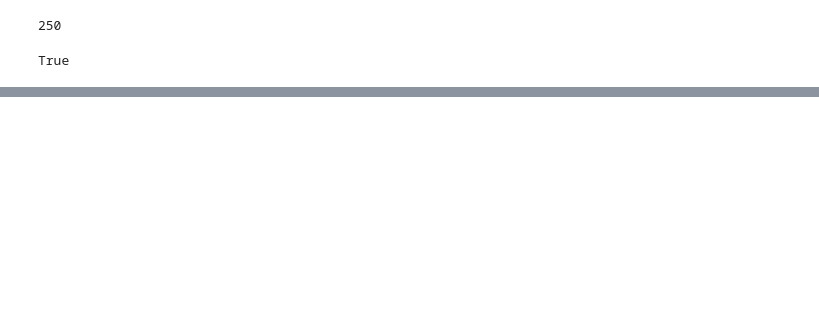
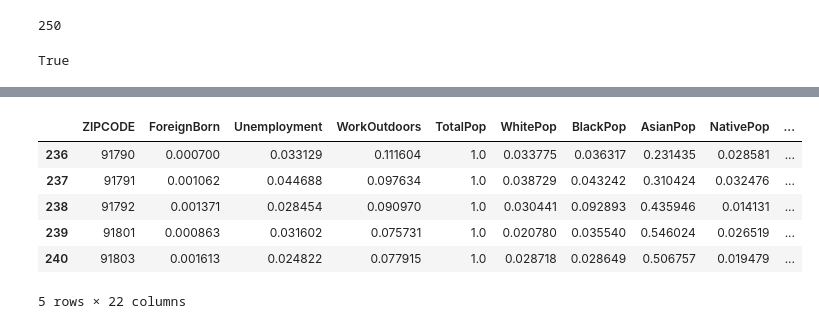
Before and after one commit to weikaylee/surf24_draft, a Jupyter notebook: analysis/scripts/12-zipcode_pca_data.ipynb, the cells around one changed output, grey strips where cells are left out. Cells and saved outputs as stored; diff of their text form; code cells hidden in the pictures; blank space fills up the shorter version.

Commit message:
fix getting shares

```diff
--- a/analysis/scripts/12-zipcode_pca_data.ipynb
+++ b/analysis/scripts/12-zipcode_pca_data.ipynb
@@ -49,7 +49,7 @@ csvs_mapped = dict(
             DP05_0067E = "BlackPop",
             DP05_0069E = "AsianPop", # doesn't include native hawaiians and pacific islanders (ask abt it?)
             DP05_0068E = "NativePop",
-            DP05_0072PE = "HispanicLatino",
+            DP05_0073E = "HispanicLatino",
             DP05_0024E = "Elderly", # 65 and over
             DP05_0019E = "Children" # under 18
         ),
@@ -279,6 +279,6 @@ pop_data.head()
 | 4 | 90005 | 37754 |
 # %%
 # divide rows by corresponding pop
-zip_pops = pop_data[pop_data.loc[:, "ZIPCODE"].isin(sorted_zips)].sort_values(by="ZIPCODE")
+zip_pops = pop_data[pop_data.loc[:, "ZIPCODE"].isin(sorted_zips)].sort_values(by="ZIPCODE").reset_index(drop=True)
 if (list(zip_pops["ZIPCODE"].astype(str)) != list(acs_df["ZIPCODE"].astype(str))):
     raise Exception(f"zipcodes are not aligned")
@@ -300,6 +311,9 @@ acs_shares.head()
 # get centroids
 acs_shares["centroid"] = [g.centroid for g in list(acs_shares["geometry"])]
 
+# replace infs (from dividng by 0, aka pop of zipcode = 0)
+acs_shares.replace(np.Inf, np.nan, inplace=True)
+
 acs_nas = acs_shares[acs_shares.isnull().values.any(axis=1)]
 acs_no_nas = acs_shares[~acs_shares.isnull().values.any(axis=1)]
 # %%
@@ -361,5 +370,15 @@ acs_imputed_shares.head()
 # %%
 # move geometry column to end
 acs_imputed_shares.insert(len(acs_imputed_shares.columns) - 1, "geometry", acs_imputed_shares.pop("geometry"))
+# %%
+acs_imputed_shares.tail()
+# %% [output]
+|  | ZIPCODE | ForeignBorn | Unemployment | WorkOutdoors | TotalPop | WhitePop | BlackPop | AsianPop | NativePop | ... |
+| 236 | 91790 | 0.000700 | 0.033129 | 0.111604 | 1.0 | 0.033775 | 0.036317 | 0.231435 | 0.028581 | ... |
+| 237 | 91791 | 0.001062 | 0.044688 | 0.097634 | 1.0 | 0.038729 | 0.043242 | 0.310424 | 0.032476 | ... |
+| 238 | 91792 | 0.001371 | 0.028454 | 0.090970 | 1.0 | 0.030441 | 0.092893 | 0.435946 | 0.014131 | ... |
+| 239 | 91801 | 0.000863 | 0.031602 | 0.075731 | 1.0 | 0.020780 | 0.035540 | 0.546024 | 0.026519 | ... |
+| 240 | 91803 | 0.001613 | 0.024822 | 0.077915 | 1.0 | 0.028718 | 0.028649 | 0.506757 | 0.019479 | ... |
+5 rows × 22 columns
 # %%
 # save data so far
```
Also changed, not shown: parts of 7 cells of this notebook.
